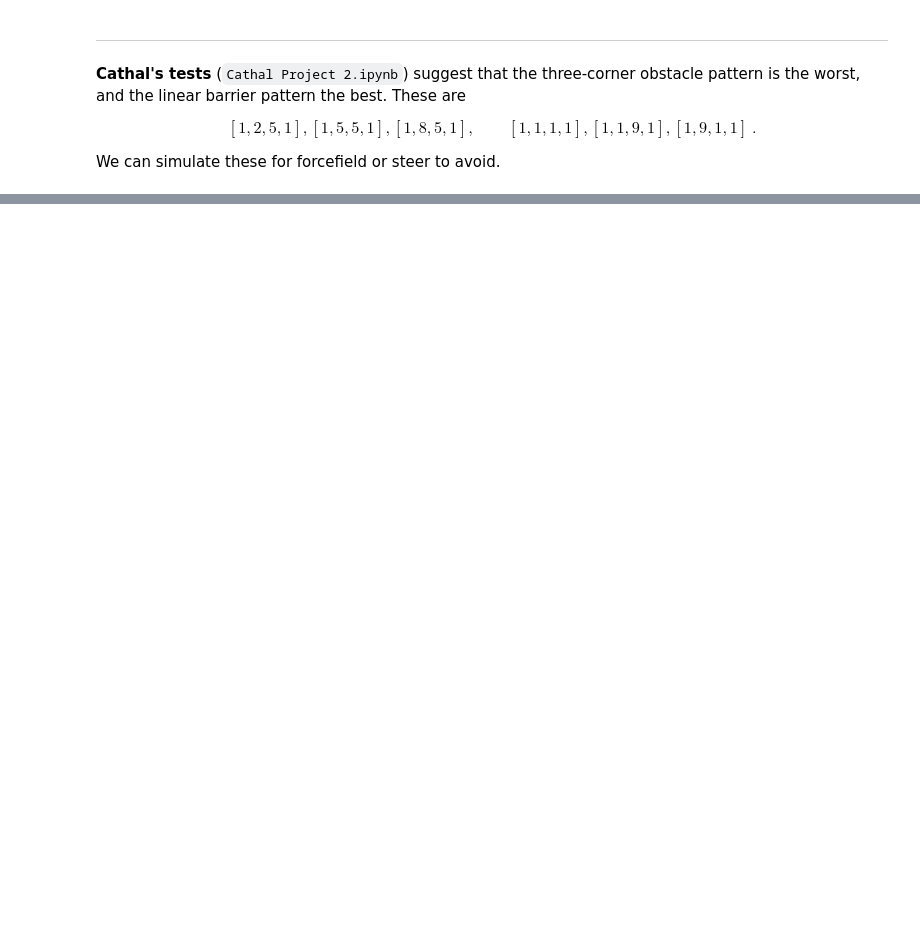
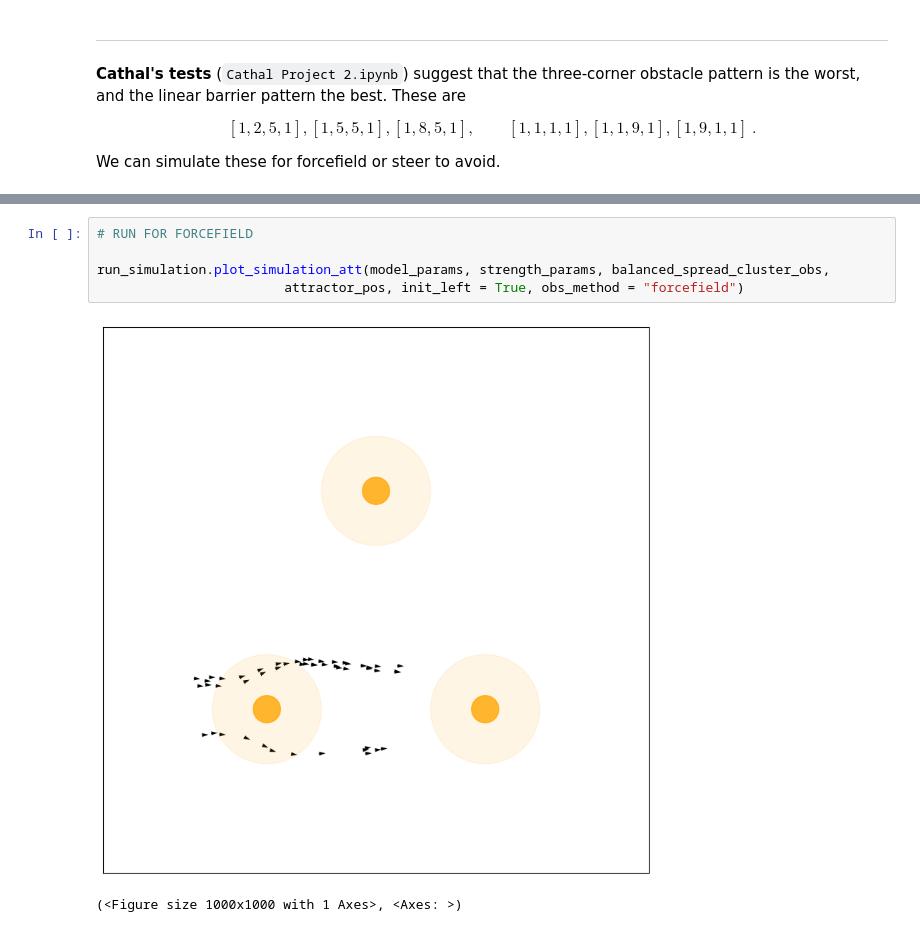
Before and after one commit to flossiedixon/Industrial-Project-2, a Jupyter notebook: fred-project2.ipynb, the cells around one changed output, grey strips where cells are left out. Saved outputs shown, nothing was run; the diff lists cells and outputs as text; blank space fills up the shorter version.

```diff
--- a/fred-project2.ipynb
+++ b/fred-project2.ipynb
@@ -139 +139,9 @@ run_simulation.plot_simulation_att(model_params, strength_params, balanced_sprea
 (<Figure size 1000x1000 with 1 Axes>, <Axes: >)
+# %%
+# RUN FOR FORCEFIELD
+
+run_simulation.plot_simulation_att(model_params, strength_params, balanced_spread_cluster_obs,
+                        attractor_pos, init_left = True, obs_method = "forcefield")
+# %% [output]
+[figure, added]
+(<Figure size 1000x1000 with 1 Axes>, <Axes: >)
```
Also changed, not shown: parts of 5 cells of this notebook, 1 other file.
